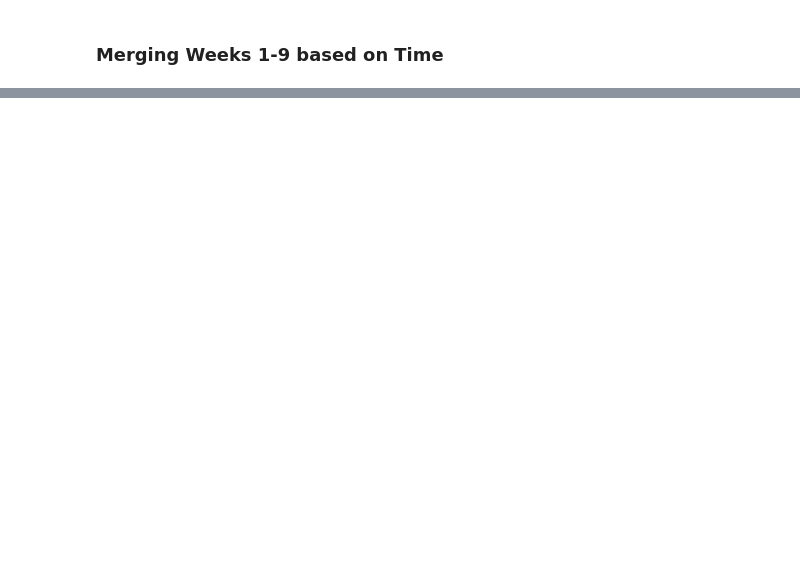
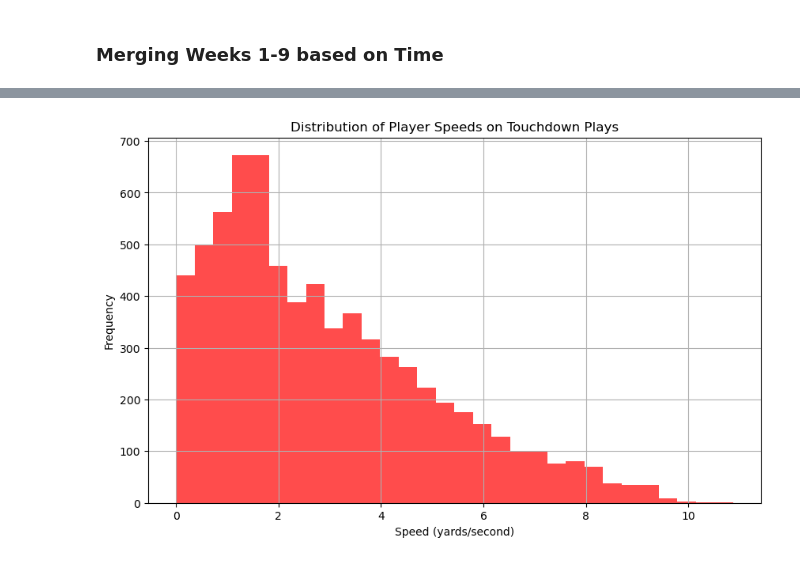
Before and after one commit to aclima88/NFL_BigDataBowl, a Jupyter notebook: TrackingWeeksCleanUp.ipynb, the cells around one changed output, grey strips where cells are left out. Saved outputs shown, nothing was run; the diff lists cells and outputs as text; code cells hidden in the pictures; blank space fills up the shorter version.

```diff
--- a/TrackingWeeksCleanUp.ipynb
+++ b/TrackingWeeksCleanUp.ipynb
@@ -301,0 +359,2 @@ merged_weeks_df.head()
+# %%
+touchdown_df = merged_weeks_df[merged_weeks_df['event'].str.lower() == 'touchdown']
@@ -301,0 +365,12 @@ merged_weeks_df.head()
+# %%
+# Player speed on scoring plays
+# Plotting the distribution of player speeds during touchdown plays
+plt.figure(figsize=(10, 6))
+plt.hist(touchdown_df['s'], bins=30, color='red', alpha=0.7)
+plt.title('Distribution of Player Speeds on Touchdown Plays')
+plt.xlabel('Speed (yards/second)')
+plt.ylabel('Frequency')
+plt.grid(True)
+plt.show()
+# %% [output]
+[figure, added]
```
Also changed, not shown: parts of 6 cells of this notebook.
